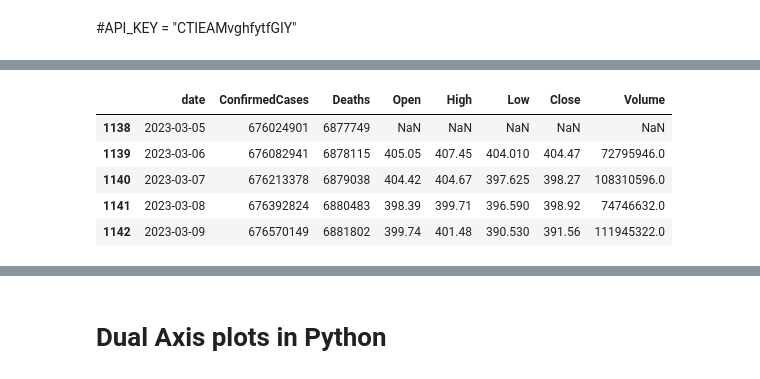
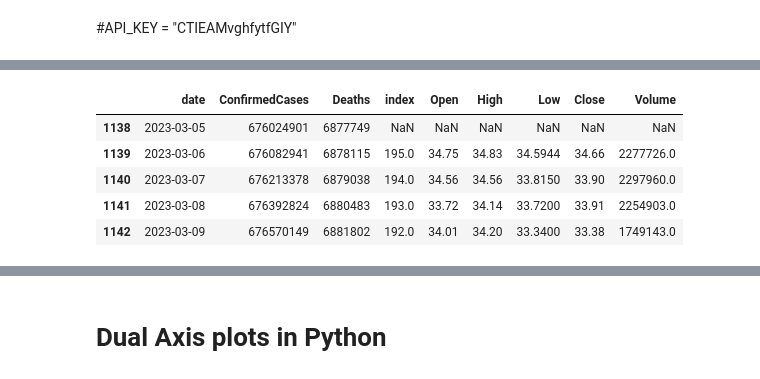
Before and after one commit to kunjalsunny/Covid-19-effect-on-stock-market, a Jupyter notebook: COVID-19 and its effect on the stock market.ipynb, the cells around one changed output, grey strips where cells are left out. Saved outputs shown, nothing was run; the diff lists cells and outputs as text; code cells hidden in the pictures.

```diff
--- a/COVID-19 and its effect on the stock market.ipynb
+++ b/COVID-19 and its effect on the stock market.ipynb
@@ -96,7 +45,7 @@ def fetch_stock_data(symbol, api_key):
     data, meta_data = ts.get_daily(symbol=symbol, outputsize='full')
     return data
 
-api_key = 'CTIJHFHTDHYFRYJIY'
+api_key = 'CTIEAMvghfytfGIY'
 
 # Overall American Market
 american_market_stock = fetch_stock_data('SPY', api_key)
@@ -141,0 +82,11 @@ date
+# %%
+#Merging Covid and Metals Dataframe
+global_covid_df['date'] = pd.to_datetime(global_covid_df['date'])
+precious_metals_stock.reset_index(inplace=True)
+precious_metals_stock['date'] = pd.to_datetime(precious_metals_stock['date'])
+
+
+
+merge_precious_metals_df = pd.merge(global_covid_df, precious_metals_stock, how='left', on='date')
+merge_precious_metals_df.tail()
+#global_covid_df.to_csv('Global Covid-19.csv', index=False)
@@ -141,0 +100,11 @@ date
+# %%
+#Merging Covid and Travel Dataframe
+global_covid_df['date'] = pd.to_datetime(global_covid_df['date'])
+travel_stock.reset_index(inplace=True)
+travel_stock['date'] = pd.to_datetime(travel_stock['date'])
+
+
+
+merge_travel_df = pd.merge(global_covid_df, travel_stock, how='left', on='date')
+merge_travel_df.tail()
+#global_covid_df.to_csv('Global Covid-19.csv', index=False)
@@ -142,18 +118,18 @@ date
 # %%
-
+#Merging Covid and Canadian Dataframe
 global_covid_df['date'] = pd.to_datetime(global_covid_df['date'])
-american_market_stock.reset_index(inplace=True)
-american_market_stock['date'] = pd.to_datetime(american_market_stock['date'])
+canadian_market_stock.reset_index(inplace=True)
+canadian_market_stock['date'] = pd.to_datetime(canadian_market_stock['date'])
 
 
 
-global_covid_df = pd.merge(global_covid_df, american_market_stock, how='left', on='date')
-global_covid_df.tail()
+merge_canadian_df = pd.merge(global_covid_df, canadian_market_stock, how='left', on='date')
+merge_canadian_df.tail()
 #global_covid_df.to_csv('Global Covid-19.csv', index=False)
 # %% [output]
-|  | date | ConfirmedCases | Deaths | Open | High | Low | Close | Volume |
-| 1138 | 2023-03-05 | 676024901 | 6877749 | NaN | NaN | NaN | NaN | NaN |
-| 1139 | 2023-03-06 | 676082941 | 6878115 | 405.05 | 407.45 | 404.010 | 404.47 | 72795946.0 |
-| 1140 | 2023-03-07 | 676213378 | 6879038 | 404.42 | 404.67 | 397.625 | 398.27 | 108310596.0 |
-| 1141 | 2023-03-08 | 676392824 | 6880483 | 398.39 | 399.71 | 396.590 | 398.92 | 74746632.0 |
-| 1142 | 2023-03-09 | 676570149 | 6881802 | 399.74 | 401.48 | 390.530 | 391.56 | 111945322.0 |
+|  | date | ConfirmedCases | Deaths | index | Open | High | Low | Close | Volume |
+| 1138 | 2023-03-05 | 676024901 | 6877749 | NaN | NaN | NaN | NaN | NaN | NaN |
+| 1139 | 2023-03-06 | 676082941 | 6878115 | 195.0 | 34.75 | 34.83 | 34.5944 | 34.66 | 2277726.0 |
+| 1140 | 2023-03-07 | 676213378 | 6879038 | 194.0 | 34.56 | 34.56 | 33.8150 | 33.90 | 2297960.0 |
+| 1141 | 2023-03-08 | 676392824 | 6880483 | 193.0 | 33.72 | 34.14 | 33.7200 | 33.91 | 2254903.0 |
+| 1142 | 2023-03-09 | 676570149 | 6881802 | 192.0 | 34.01 | 34.20 | 33.3400 | 33.38 | 1749143.0 |
```
Also changed, not shown: parts of 12 cells of this notebook.
